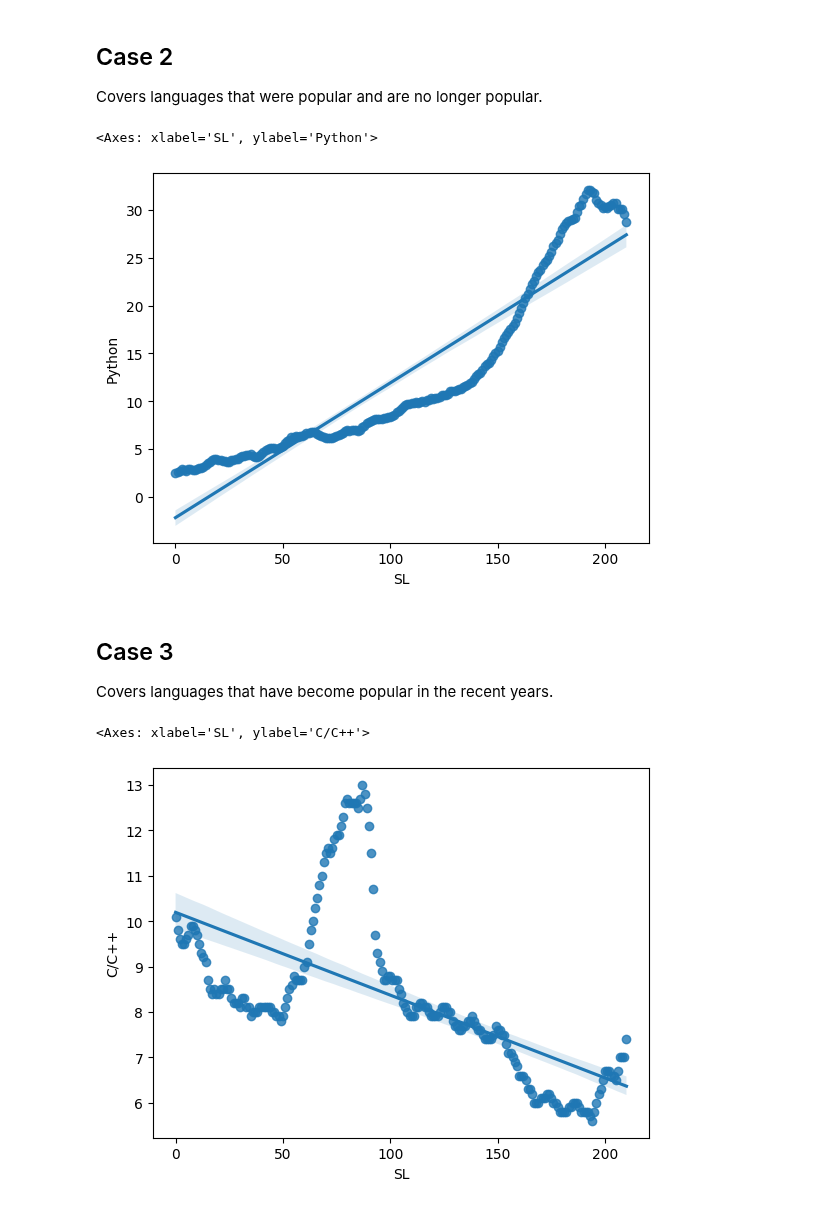
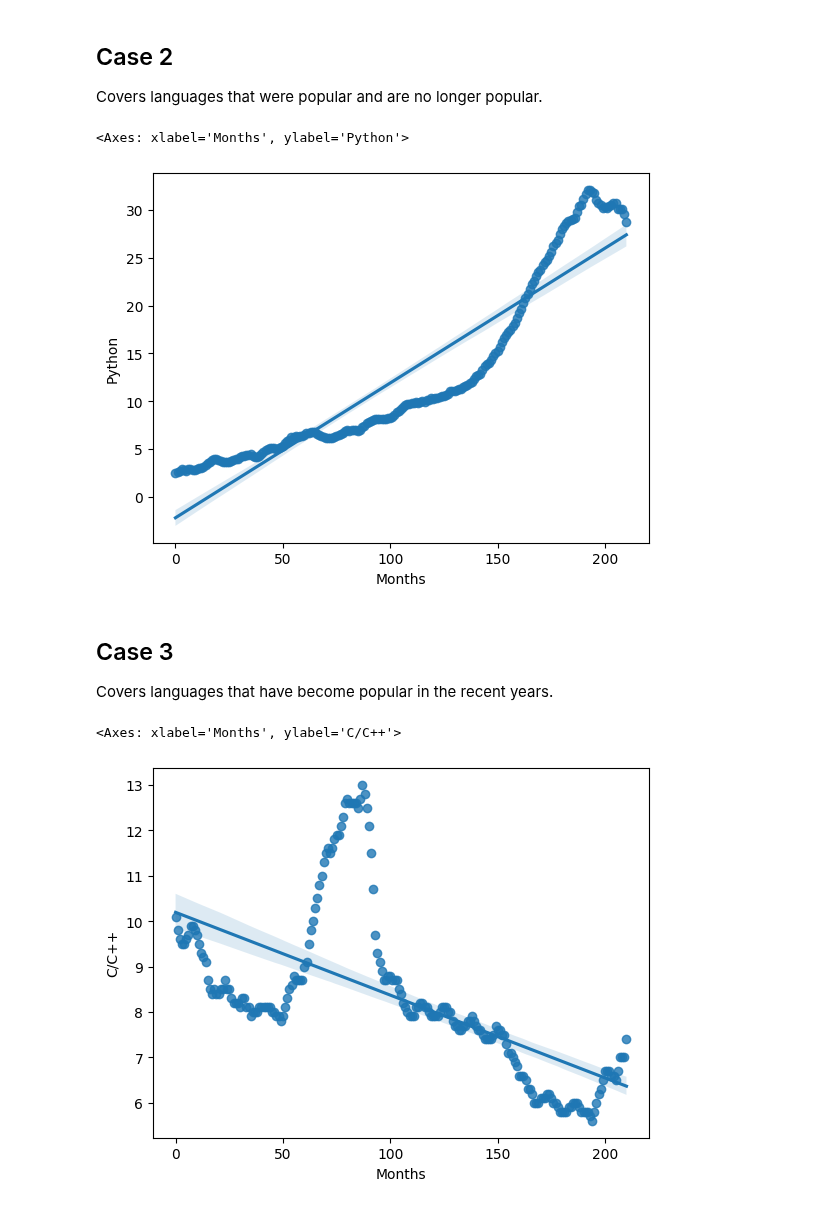
Before and after one commit to 0thorderlogic/smalldata, a Jupyter notebook: main.ipynb, the cells around one changed output. Drawn from its saved outputs; the diff is of its cells as text; code cells hidden in the pictures.

```diff
--- a/main.ipynb
+++ b/main.ipynb
@@ -54,19 +56,19 @@ sb.regplot(x='SL', y='PHP', data = data)
 
 Covers languages that were popular and are no longer popular.
 # %%
-sb.regplot(x='SL', y='Python', data = data)
+sb.regplot(x='Months', y='Python', data = data)
 # %% [output]
-<Axes: xlabel='SL', ylabel='Python'>
+<Axes: xlabel='Months', ylabel='Python'>
-[figure, old version]
+[figure, new version]
 # %% [markdown]
 ## Case 3
 
 Covers languages that have become popular in the recent years.
 # %%
-sb.regplot(x='SL', y='C/C++', data = data)
+sb.regplot(x='Months', y='C/C++', data = data)
 # %% [output]
-<Axes: xlabel='SL', ylabel='C/C++'>
+<Axes: xlabel='Months', ylabel='C/C++'>
-[figure, old version]
+[figure, new version]
 # %%
 ## Case 4
 
```
Also changed, not shown: parts of 4 cells of this notebook, 3 other files.
